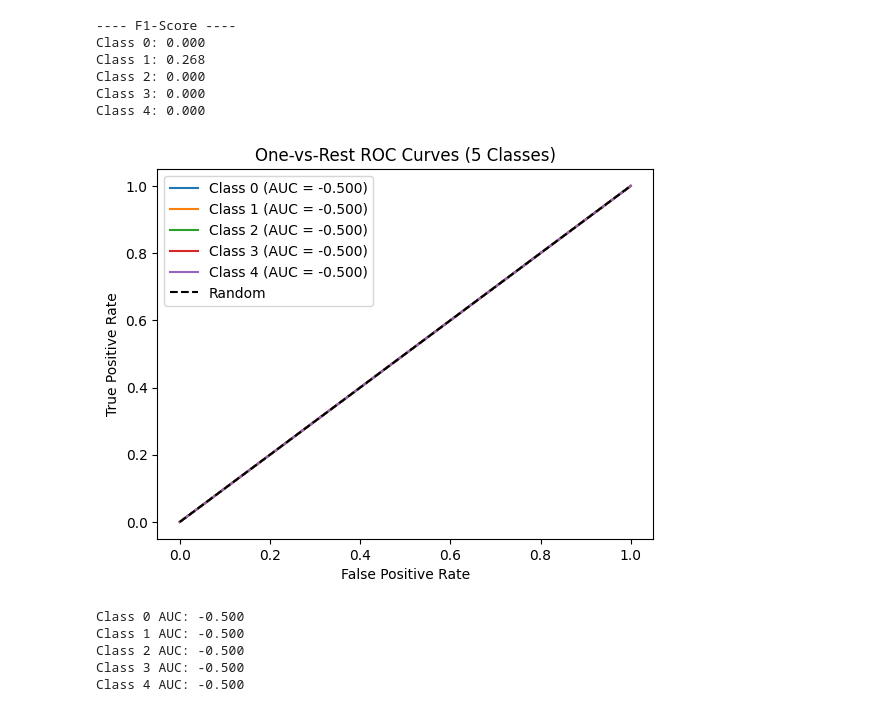
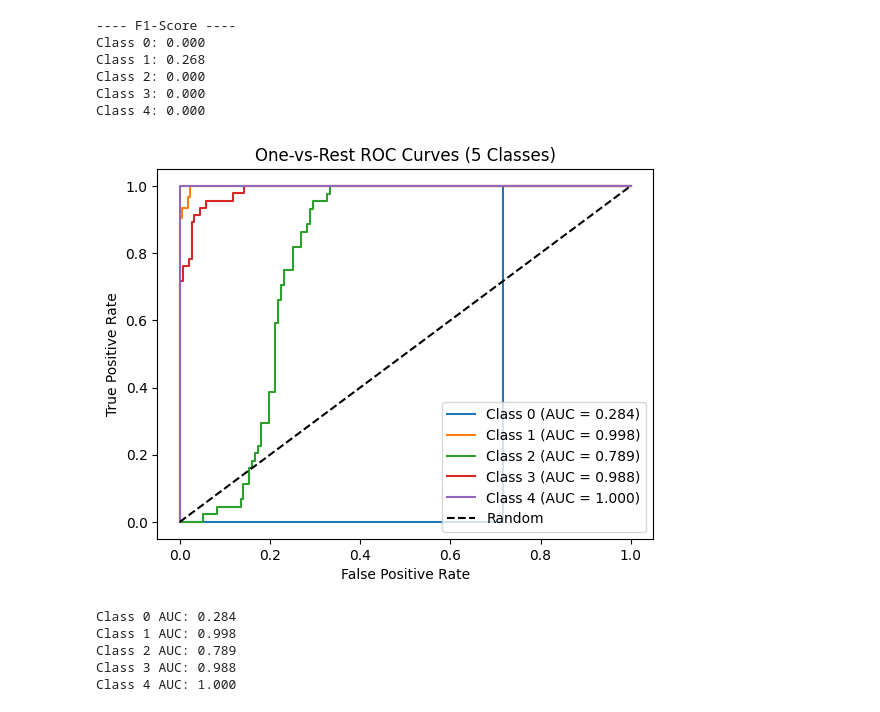
Before and after one commit to Rajeeb17/CVPR, a Jupyter notebook: Mid/Assignment_2.ipynb, the cells around one changed output. Cells and saved outputs as stored; diff of their text form; code cells hidden in the pictures.

```diff
--- a/Mid/Assignment_2.ipynb
+++ b/Mid/Assignment_2.ipynb
@@ -272,41 +272,43 @@ def roc_curve_binary(y_true_binary, y_score, num_thresholds=100):
 def auc_trapezoid(x, y):
     return np.trapz(y, x)
 # %%
-#ROC Curves and AUC for Each Class
+from sklearn.metrics import roc_curve, auc
+
 probs_test = NN.predict_proba(X_test)  # (N_test, 5)
 num_classes = 5
 
 plt.figure()
 
 for k in range(num_classes):
     y_true_binary = (y_test == k).astype(int)
     y_score = probs_test[:, k]
 
-    fpr, tpr = roc_curve_binary(y_true_binary, y_score, num_thresholds=100)
-    auc_k = auc_trapezoid(fpr, tpr)
+    # Use sklearn's roc_curve to get FPR and TPR
+    fpr, tpr, thresholds = roc_curve(y_true_binary, y_score)
+    auc_k = auc(fpr, tpr)
 
     plt.plot(fpr, tpr, label=f"Class {k} (AUC = {auc_k:.3f})")
 
 # Random baseline
 plt.plot([0, 1], [0, 1], 'k--', label="Random")
 
 plt.xlabel("False Positive Rate")
 plt.ylabel("True Positive Rate")
 plt.title("One-vs-Rest ROC Curves (5 Classes)")
 plt.legend()
 plt.show()
 
 #print AUC
 for k in range(num_classes):
     y_true_binary = (y_test == k).astype(int)
     y_score = probs_test[:, k]
-    fpr, tpr = roc_curve_binary(y_true_binary, y_score, num_thresholds=100)
-    auc_k = auc_trapezoid(fpr, tpr)
+    fpr, tpr, thresholds = roc_curve(y_true_binary, y_score)
+    auc_k = auc(fpr, tpr)
     print(f"Class {k} AUC: {auc_k:.3f}")
 # %% [output]
-[figure, old version]
+[figure, new version]
-Class 0 AUC: -0.500
-Class 1 AUC: -0.500
-Class 2 AUC: -0.500
-Class 3 AUC: -0.500
-Class 4 AUC: -0.500
+Class 0 AUC: 0.284
+Class 1 AUC: 0.998
+Class 2 AUC: 0.789
+Class 3 AUC: 0.988
+Class 4 AUC: 1.000
```
Also changed, not shown: parts of 1 cell of this notebook.
